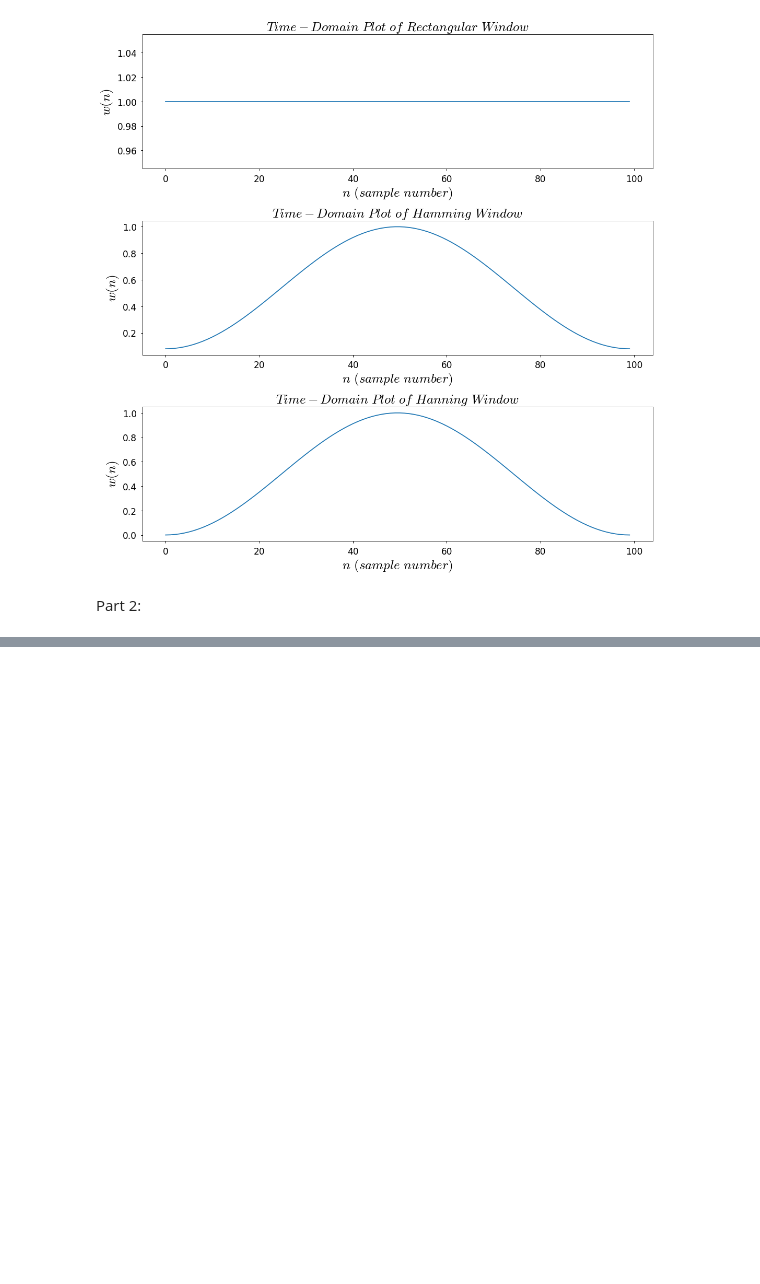
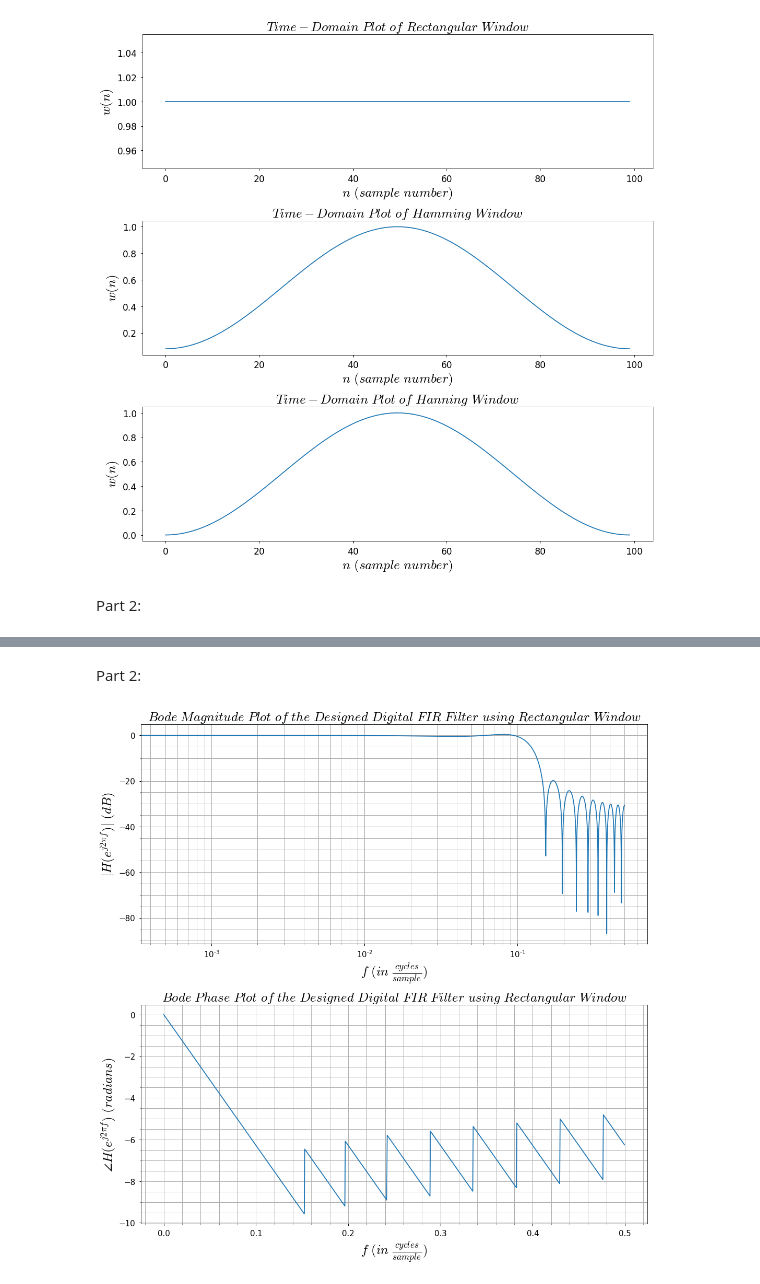
Before and after one commit to Harsha1569/DSP_Lab, a Jupyter notebook: Experiment_7/Experiment_7.ipynb, the cells around one changed output, grey strips where cells are left out. Cells and saved outputs as stored; diff of their text form; code cells hidden in the pictures; blank space fills up the shorter version.

```diff
--- a/Experiment_7/Experiment_7.ipynb
+++ b/Experiment_7/Experiment_7.ipynb
@@ -114,0 +135,29 @@ fig2.savefig('fig2.png')
+# %% [markdown]
+Part 2:
+# %%
+num_1=ir_rec
+denom_1=np.zeros(M)
+denom_1[0]=1
+freq1, mag1 = sp.freqz(num_1, denom_1, 1024)
+title = ['$Bode\ Magnitude\ Plot\ of\ the\ Designed\ Digital\ FIR\ Filter\ using\ Rectangular\ Window$', '$Bode\ Phase\ Plot\ of\ the\ Designed\ Digital\ FIR\ Filter\ using\ Rectangular\ Window$']
+fig4, axs4 = plt.subplots(2, figsize=(15,15))
+def plot_bode_1(x, y, xaxis_label=None, yaxis_label=None, row=None):
+    axs4[row].grid(b=True, which='major', linestyle='-')
+    axs4[row].grid(b=True, which='minor', linestyle='-')
+    axs4[row].minorticks_on()
+    if row == 0:
+      axs4[row].semilogx(x/(2*np.pi), 20*np.log10(np.abs(y)))
+    else:
+      axs4[row].plot(x/(2*np.pi), np.unwrap(np.angle(y)))
+
+    axs4[row].set_title(title[row], fontsize = 25)
+    axs4[row].set_xlabel(xaxis_label, fontsize = 25)
+    axs4[row].set_ylabel(yaxis_label, fontsize = 25)
+    axs4[row].tick_params(axis="both", labelsize = 15)
+    fig4.tight_layout()
+
+plot_bode_1(freq1, mag1, xaxis_label=r'$f\ (in\ \frac{cycles}{sample})$', yaxis_label=r'$|H(e^{j2\pi f})|\ (dB)$', row=0)
+plot_bode_1(freq1, mag1, xaxis_label=r'$f\ (in\ \frac{cycles}{sample})$', yaxis_label=r'$\angle H(e^{j2\pi f})\ (radians)$', row=1)
+fig4.savefig('fig4.png')
+# %% [output]
+[figure, added]
```
Also changed, not shown: parts of 11 cells of this notebook.
